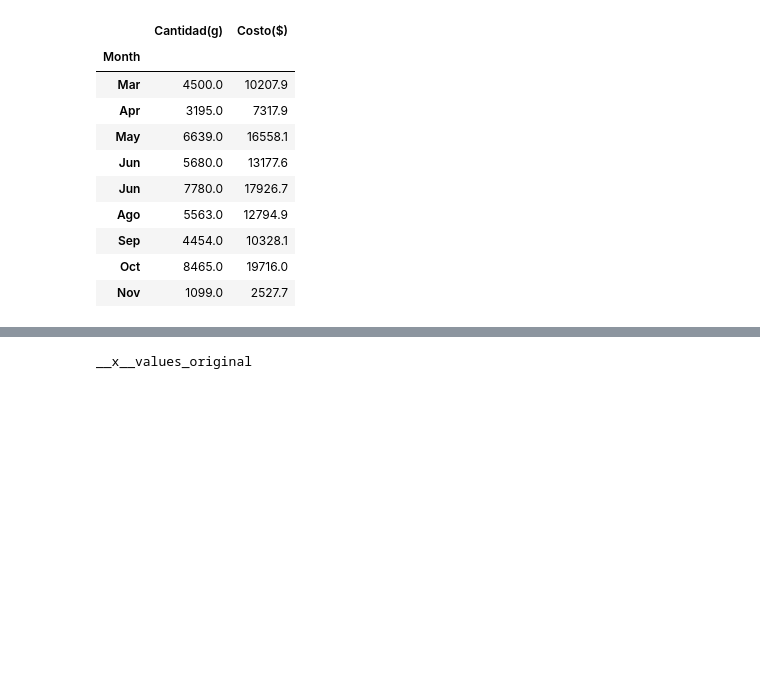
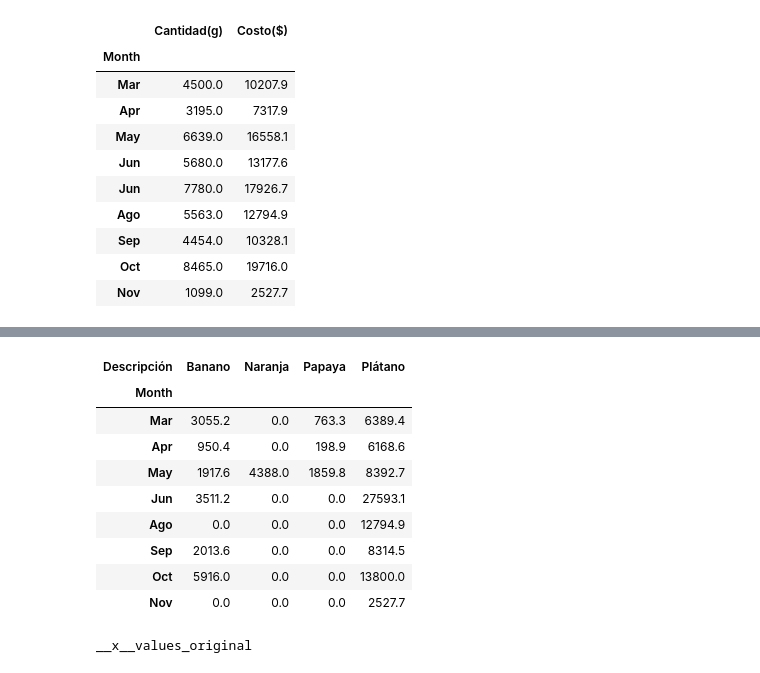
Before and after one commit to isabelyb/bokeh_birds_dashboard, a Jupyter notebook: birds_dashboard.ipynb, the cells around one changed output, grey strips where cells are left out. Drawn from its saved outputs; the diff is of its cells as text; code cells hidden in the pictures; blank space fills up the shorter version.

```diff
--- a/birds_dashboard.ipynb
+++ b/birds_dashboard.ipynb
@@ -232,3 +253,21 @@ by_month
+# %%
+df_cost = df_cost.pivot(columns='Descripción', index='Month', values='Costo($)')
+df_cost = df_cost.rename(index={
+    1.0:'Jan', 2.0:'Feb', 3.0:'Mar', 4.0:'Apr', 5.0:'May', 6.0:'Jun',
+    7.0:'Jun', 8.0:'Ago', 9.0:'Sep', 10.0:'Oct', 11.0:'Nov', 12.0:'Dic'})
+df_cost = df_cost.groupby('Month', sort=False).sum()
+df_cost
+# %% [output]
+| Descripción | Banano | Naranja | Papaya | Plátano |
+| Month |  |  |  |  |
+| Mar | 3055.2 | 0.0 | 763.3 | 6389.4 |
+| Apr | 950.4 | 0.0 | 198.9 | 6168.6 |
+| May | 1917.6 | 4388.0 | 1859.8 | 8392.7 |
+| Jun | 3511.2 | 0.0 | 0.0 | 27593.1 |
+| Ago | 0.0 | 0.0 | 0.0 | 12794.9 |
+| Sep | 2013.6 | 0.0 | 0.0 | 8314.5 |
+| Oct | 5916.0 | 0.0 | 0.0 | 13800.0 |
+| Nov | 0.0 | 0.0 | 0.0 | 2527.7 |
 # %%
 line_plot= by_month.plot_bokeh(kind="line", y="Cantidad(g)", color='#D01C8B', plot_data_points=True, legend=False ,show_figure=False)
 # %%
```
Also changed, not shown: parts of 3 cells of this notebook, 1 other file.
